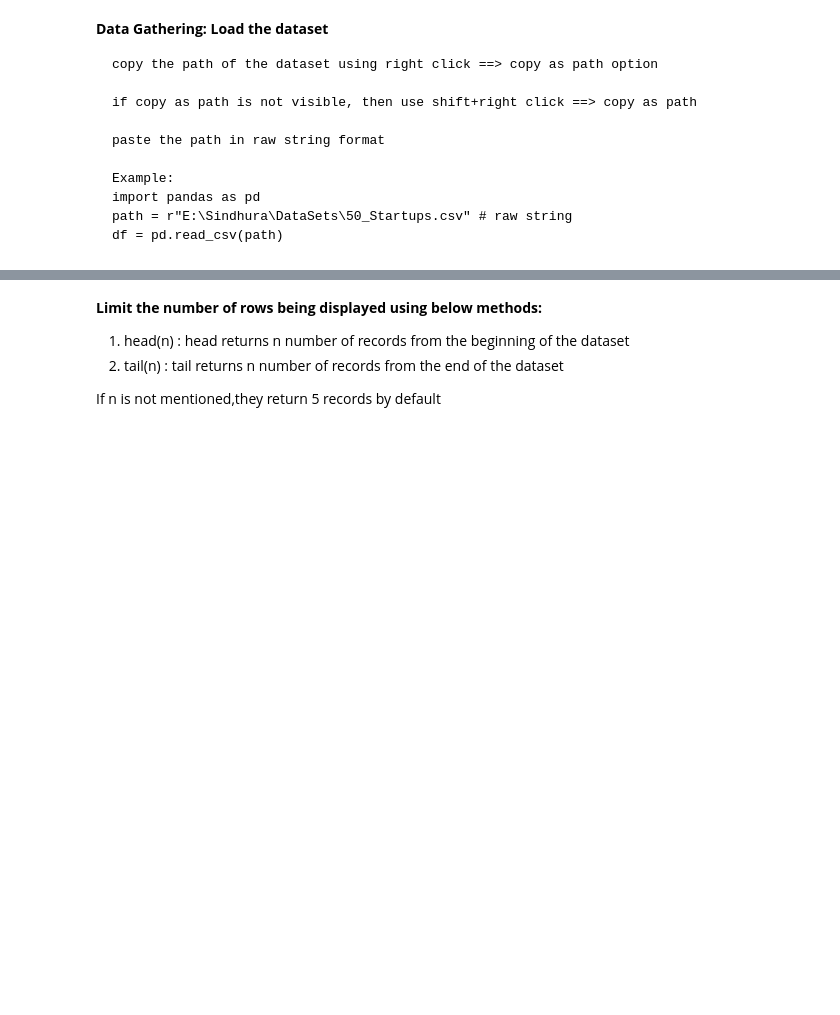
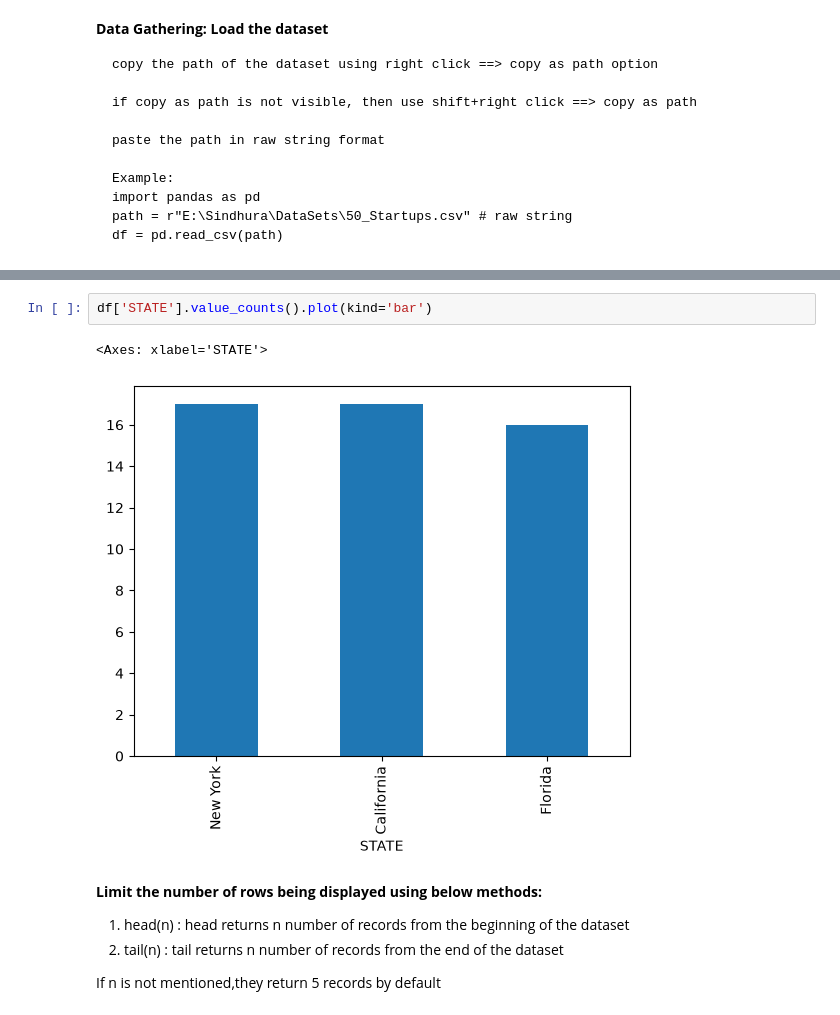
Before and after one commit to Sukanyab09/Python-Module, a Jupyter notebook: Pandas_180.ipynb, the cells around one changed output, grey strips where cells are left out. Saved outputs shown, nothing was run; the diff lists cells and outputs as text; blank space fills up the shorter version.

```diff
--- a/Pandas_180.ipynb
+++ b/Pandas_180.ipynb
@@ -72,3 +195,8 @@ syntax: dataframe_name = pd.DataFrame([data1,data2,data3],columns=['column1','co
+# %%
+df['STATE'].value_counts().plot(kind='bar')
+# %% [output]
+<Axes: xlabel='STATE'>
+[figure, added]
 # %% [markdown]
 **Limit the number of rows being displayed using below methods:**
 
```
Also changed, not shown: parts of 24 cells of this notebook.
